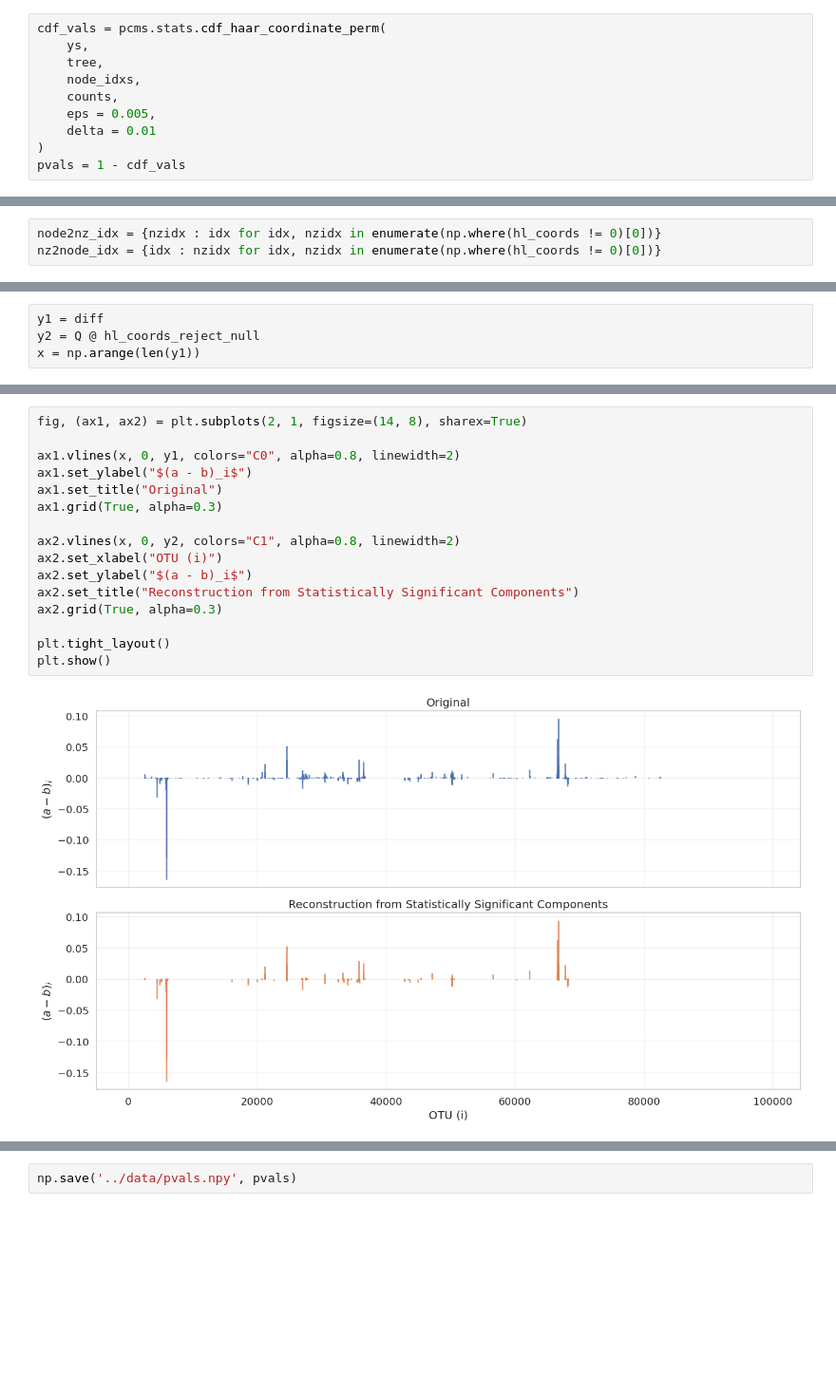
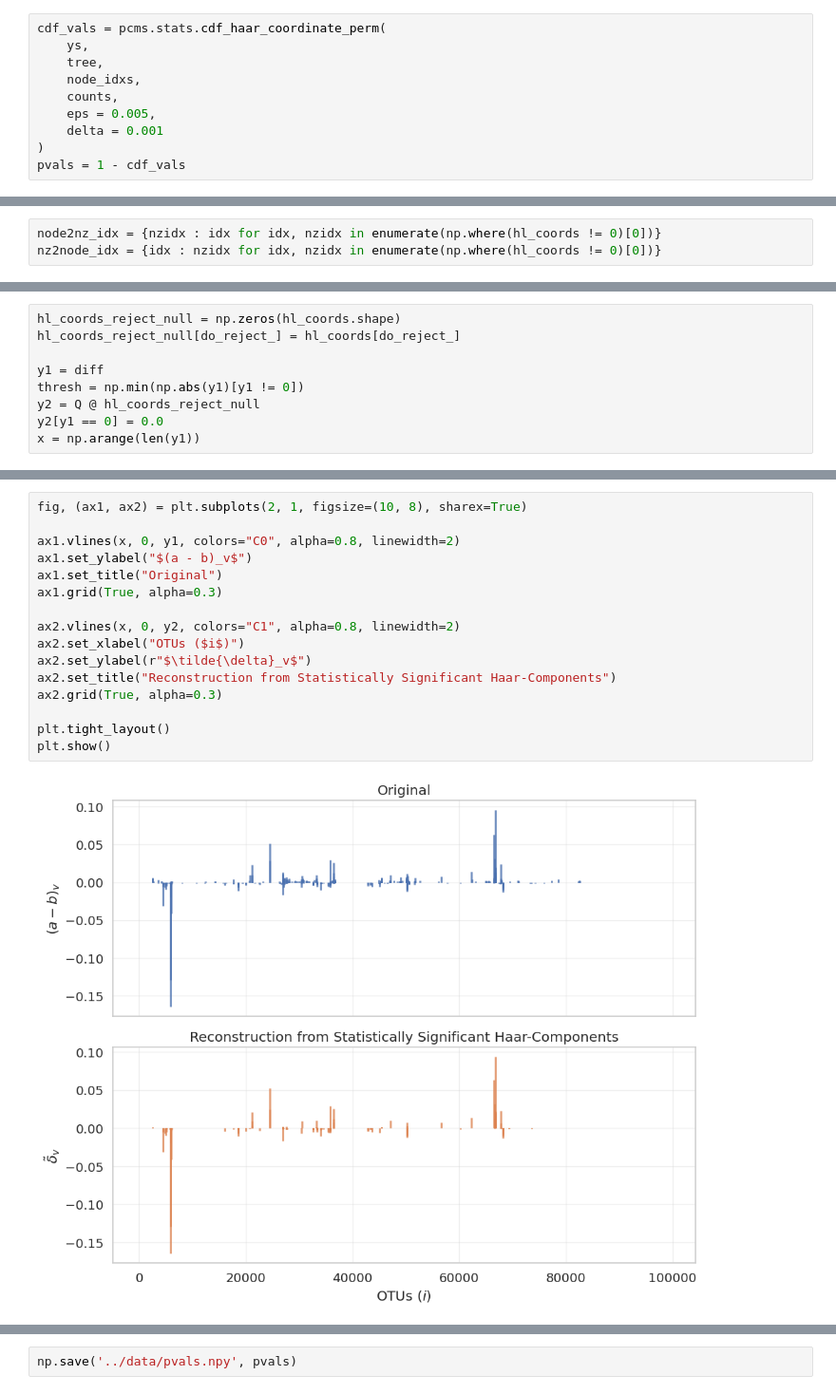
Before and after one commit to spsvihla/pcms, a Jupyter notebook: notebooks/guerrero_negro_example.ipynb, the cells around one changed output, grey strips where cells are left out. Shown at 95% size. Cells and saved outputs as stored; diff of their text form; blank space fills up the shorter version.

Commit message:
Change: figures

```diff
--- a/notebooks/guerrero_negro_example.ipynb
+++ b/notebooks/guerrero_negro_example.ipynb
@@ -336,6 +336,6 @@ cdf_vals = pcms.stats.cdf_haar_coordinate_perm(
     node_idxs,
     counts,
     eps = 0.005,
-    delta = 0.01
+    delta = 0.001
 )
 pvals = 1 - cdf_vals
@@ -404,4 +441,9 @@ hl_coords_reject_null[do_reject_] = hl_coords[do_reject_]
 # %%
+hl_coords_reject_null = np.zeros(hl_coords.shape)
+hl_coords_reject_null[do_reject_] = hl_coords[do_reject_]
+
 y1 = diff
+thresh = np.min(np.abs(y1)[y1 != 0])
 y2 = Q @ hl_coords_reject_null
+y2[y1 == 0] = 0.0
 x = np.arange(len(y1))
@@ -408,21 +454,21 @@ x = np.arange(len(y1))
 # %%
-fig, (ax1, ax2) = plt.subplots(2, 1, figsize=(14, 8), sharex=True)
+fig, (ax1, ax2) = plt.subplots(2, 1, figsize=(10, 8), sharex=True)
 
 ax1.vlines(x, 0, y1, colors="C0", alpha=0.8, linewidth=2)
-ax1.set_ylabel("$(a - b)_i$")
+ax1.set_ylabel("$(a - b)_v$")
 ax1.set_title("Original")
 ax1.grid(True, alpha=0.3)
 
 ax2.vlines(x, 0, y2, colors="C1", alpha=0.8, linewidth=2)
-ax2.set_xlabel("OTU (i)")
-ax2.set_ylabel("$(a - b)_i$")
-ax2.set_title("Reconstruction from Statistically Significant Components")
+ax2.set_xlabel("OTUs ($i$)")
+ax2.set_ylabel(r"$\tilde{\delta}_v$")
+ax2.set_title("Reconstruction from Statistically Significant Haar-Components")
 ax2.grid(True, alpha=0.3)
 
 plt.tight_layout()
 plt.show()
 # %% [output]
-[figure, old version]
+[figure, new version]
 # %%
 N = 12
 
```
Also changed, not shown: parts of 10 cells of this notebook, 1 other file.
